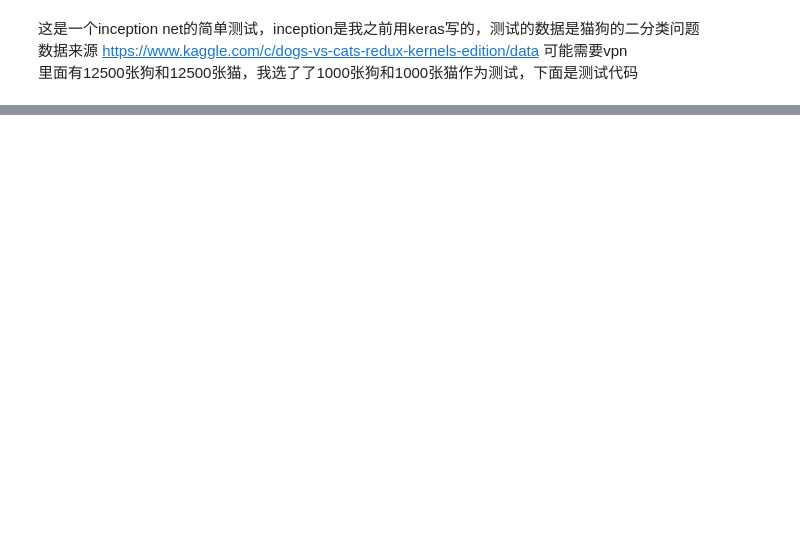
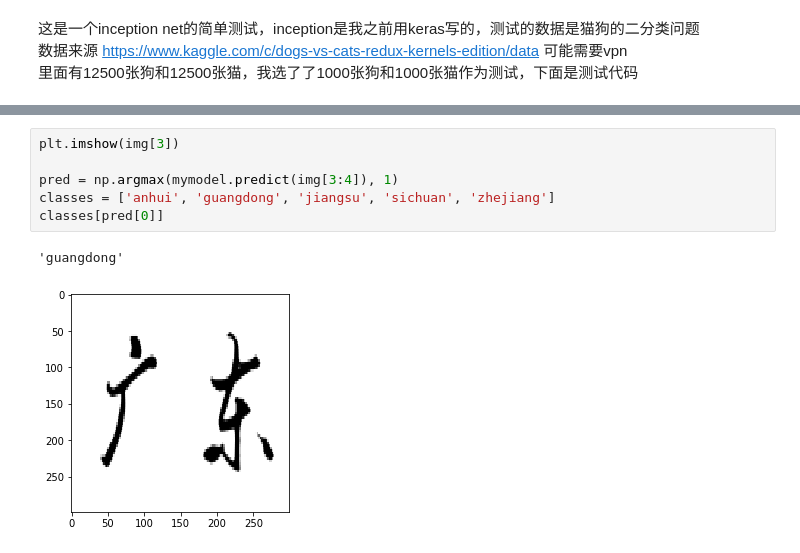
Before and after one commit to leezqcst/express_recognition, a Jupyter notebook: model/inception.ipynb, the cells around one changed output, grey strips where cells are left out. Saved outputs shown, nothing was run; the diff lists cells and outputs as text; blank space fills up the shorter version.

```diff
--- a/model/inception.ipynb
+++ b/model/inception.ipynb
@@ -235,0 +306,9 @@ Epoch 20/20
+# %%
+plt.imshow(img[3])
+
+pred = np.argmax(mymodel.predict(img[3:4]), 1)
+classes = ['anhui', 'guangdong', 'jiangsu', 'sichuan', 'zhejiang']
+classes[pred[0]]
+# %% [output]
+'guangdong'
+[figure, added]
```
Also changed, not shown: parts of 11 cells of this notebook, 1 other file.
